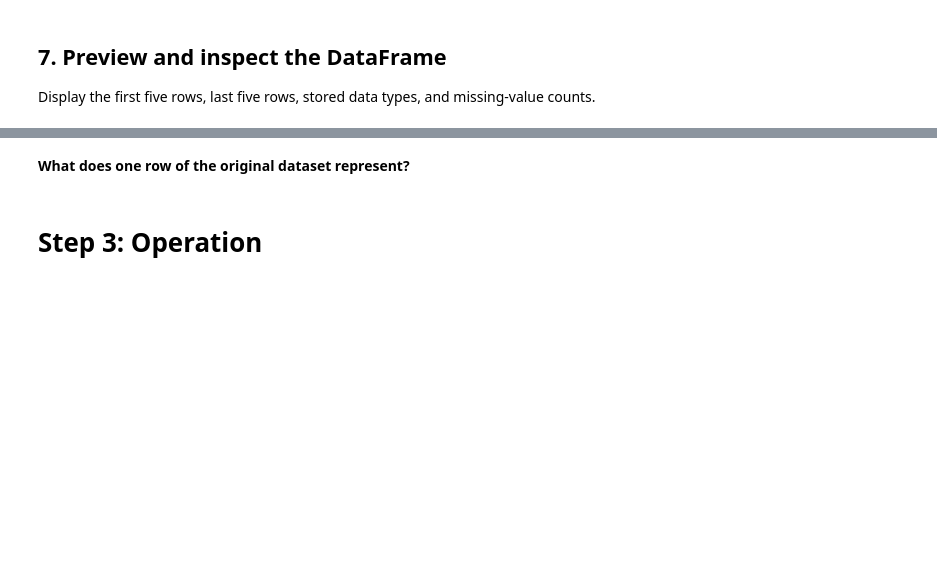
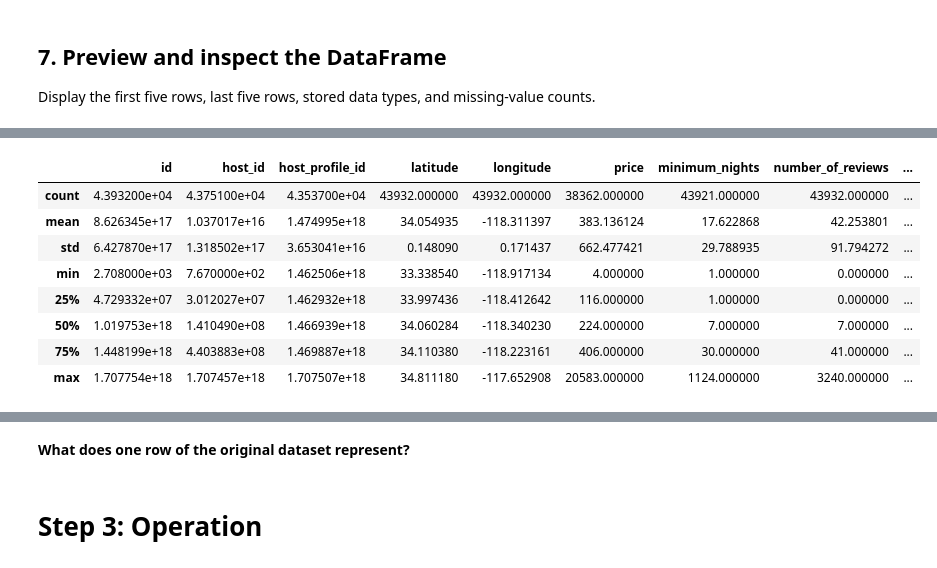
Before and after one commit to swolbroham/Data_Visualization_and_Modeling_Campus, a Jupyter notebook: week04/lab/Lab - Building an Interactive Dashboard.ipynb, the cells around one changed output, grey strips where cells are left out. Drawn from its saved outputs; the diff is of its cells as text; code cells hidden in the pictures; blank space fills up the shorter version.

```diff
--- a/week04/lab/Lab - Building an Interactive Dashboard.ipynb
+++ b/week04/lab/Lab - Building an Interactive Dashboard.ipynb
@@ -78,3 +102,6 @@ Give the dataset title, its creator or publisher, a working link or citation, th
 ## 6. Read the data
 
 Read the dataset into a Pandas DataFrame. Give the DataFrame a short, descriptive name.
+# %%
+insidebnb = pd.read_csv('data/AirBnB_listings.csv')
+insidebnb.head()
@@ -93,0 +137,12 @@ Display the first five rows, last five rows, stored data types, and missing-valu
+# %%
+insidebnb.describe()
+# %% [output]
+|  | id | host_id | host_profile_id | latitude | longitude | price | minimum_nights | number_of_reviews | ... |
+| count | 4.393200e+04 | 4.375100e+04 | 4.353700e+04 | 43932.000000 | 43932.000000 | 38362.000000 | 43921.000000 | 43932.000000 | ... |
+| mean | 8.626345e+17 | 1.037017e+16 | 1.474995e+18 | 34.054935 | -118.311397 | 383.136124 | 17.622868 | 42.253801 | ... |
+| std | 6.427870e+17 | 1.318502e+17 | 3.653041e+16 | 0.148090 | 0.171437 | 662.477421 | 29.788935 | 91.794272 | ... |
+| min | 2.708000e+03 | 7.670000e+02 | 1.462506e+18 | 33.338540 | -118.917134 | 4.000000 | 1.000000 | 0.000000 | ... |
+| 25% | 4.729332e+07 | 3.012027e+07 | 1.462932e+18 | 33.997436 | -118.412642 | 116.000000 | 1.000000 | 0.000000 | ... |
+| 50% | 1.019753e+18 | 1.410490e+08 | 1.466939e+18 | 34.060284 | -118.340230 | 224.000000 | 7.000000 | 7.000000 | ... |
+| 75% | 1.448199e+18 | 4.403883e+08 | 1.469887e+18 | 34.110380 | -118.223161 | 406.000000 | 30.000000 | 41.000000 | ... |
+| max | 1.707754e+18 | 1.707457e+18 | 1.707507e+18 | 34.811180 | -117.652908 | 20583.000000 | 1124.000000 | 3240.000000 | ... |
```
Also changed, not shown: parts of 74 cells of this notebook, 1 other file.
